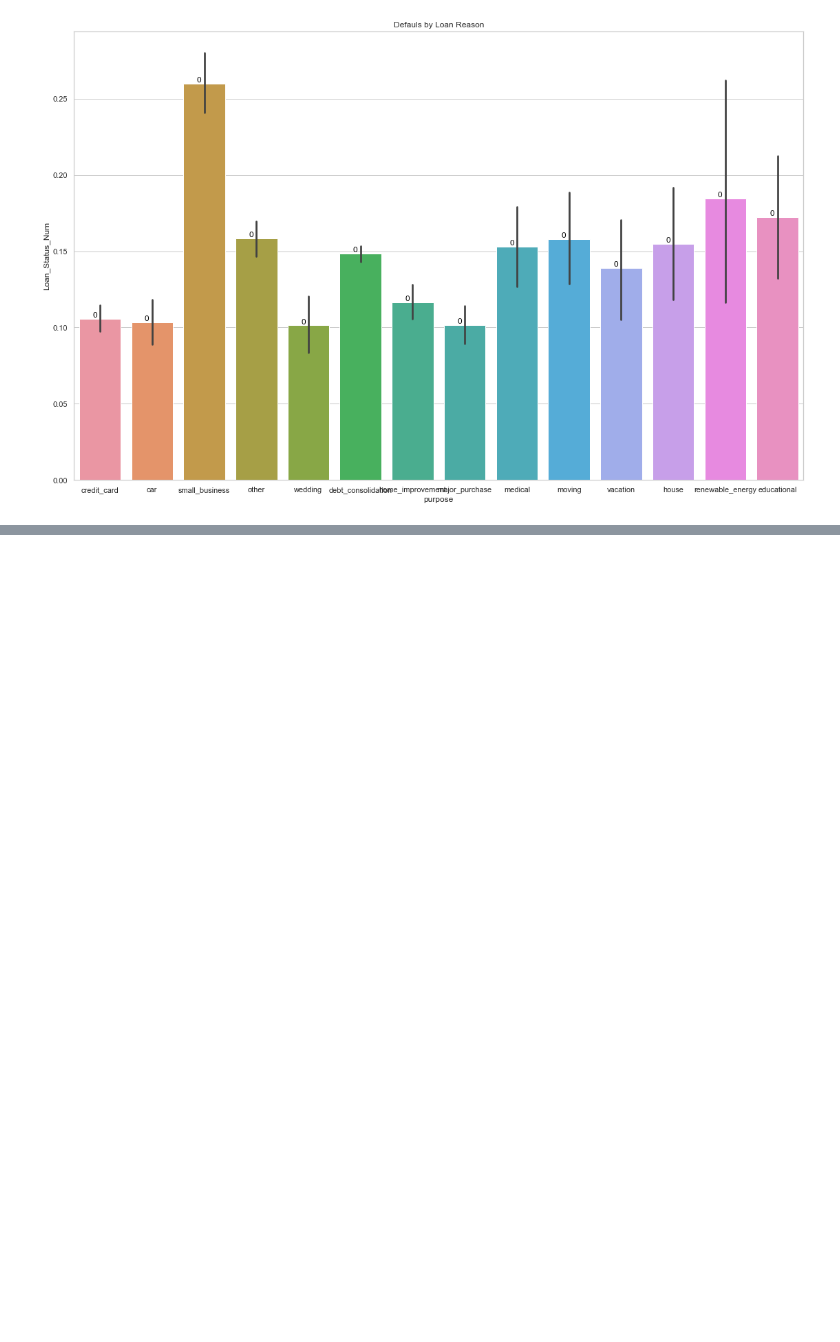
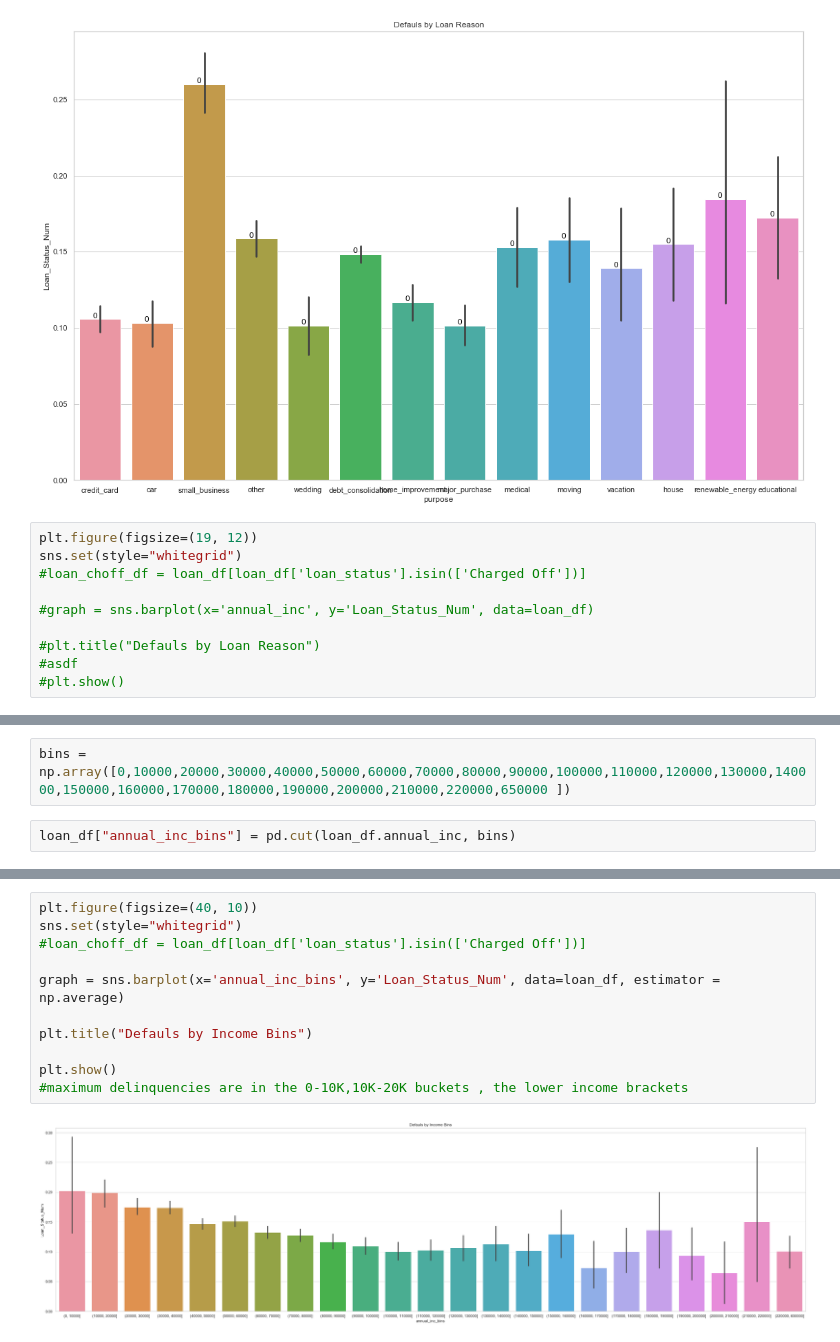
Before and after one commit to gauravsbisht/caseStudy, a Jupyter notebook: LendingClub.ipynb, the cells around one changed output, grey strips where cells are left out. Cells and saved outputs as stored; diff of their text form; blank space fills up the shorter version.

```diff
--- a/LendingClub.ipynb
+++ b/LendingClub.ipynb
@@ -284,3 +281,13 @@ plt.show()
 #maximum losses are from the small business, followed by renewable energy
 # %% [output]
 [figure]
+# %%
+plt.figure(figsize=(19, 12))
+sns.set(style="whitegrid")
+#loan_choff_df = loan_df[loan_df['loan_status'].isin(['Charged Off'])]
+
+#graph = sns.barplot(x='annual_inc', y='Loan_Status_Num', data=loan_df)
+
+#plt.title("Defauls by Loan Reason")
+#asdf
+#plt.show()
@@ -286,0 +335,4 @@ plt.show()
+# %%
+bins = np.array([0,10000,20000,30000,40000,50000,60000,70000,80000,90000,100000,110000,120000,130000,140000,150000,160000,170000,180000,190000,200000,210000,220000,650000 ])
+# %%
+loan_df["annual_inc_bins"] = pd.cut(loan_df.annual_inc, bins)
@@ -286,0 +359,13 @@ plt.show()
+# %%
+plt.figure(figsize=(40, 10))
+sns.set(style="whitegrid")
+#loan_choff_df = loan_df[loan_df['loan_status'].isin(['Charged Off'])]
+
+graph = sns.barplot(x='annual_inc_bins', y='Loan_Status_Num', data=loan_df, estimator = np.average)
+
+plt.title("Defauls by Income Bins")
+
+plt.show()
+#maximum delinquencies are in the 0-10K,10K-20K buckets , the lower income brackets
+# %% [output]
+[figure, added]
```
Also changed, not shown: parts of 17 cells of this notebook.
